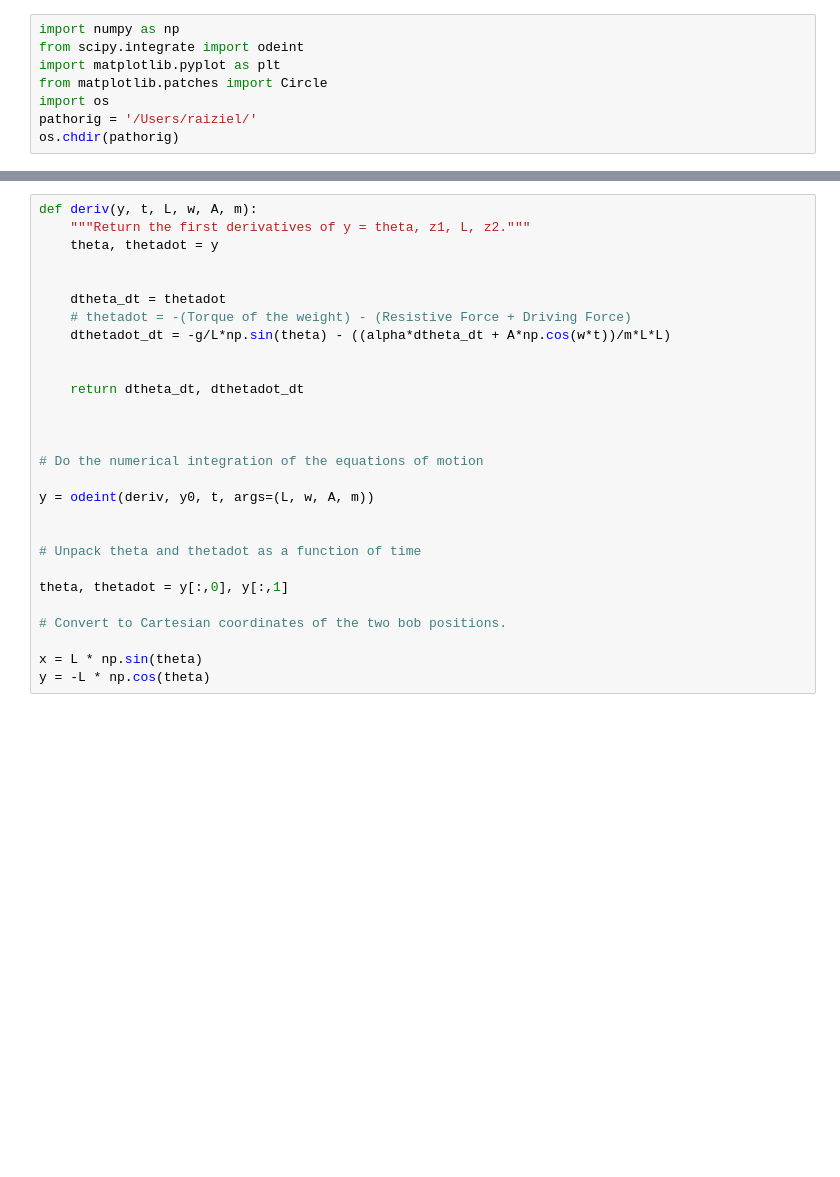
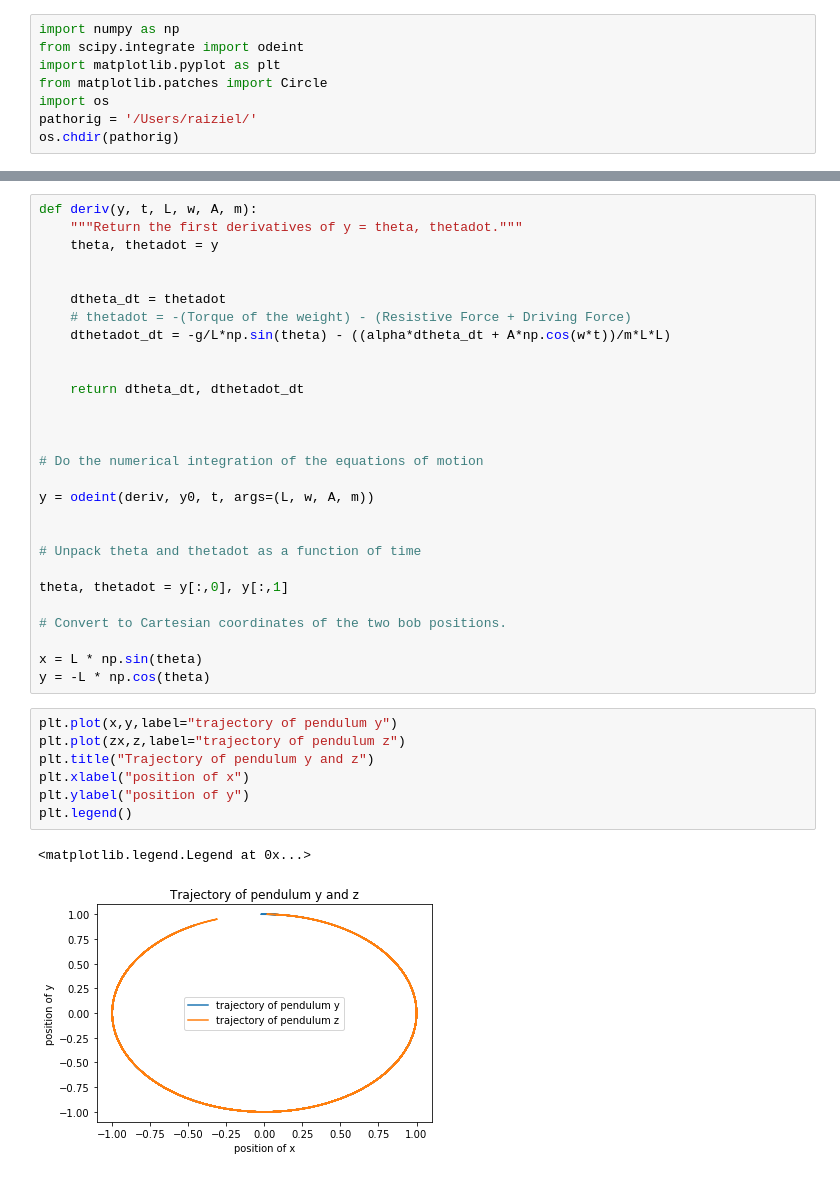
Before and after one commit to Raiziel/Experimental-Physics-Python-Projects, a Jupyter notebook: Damped Driven Pendulum.ipynb, the cells around one changed output, grey strips where cells are left out. Cells and saved outputs as stored; diff of their text form; blank space fills up the shorter version.

```diff
--- a/Damped Driven Pendulum.ipynb
+++ b/Damped Driven Pendulum.ipynb
@@ -45,7 +45,7 @@ def Initial(y,yprime):
         plt.title("Observation of Changes with Differences in Initial Conditions")
 # %%
 def deriv(y, t, L, w, A, m):
-    """Return the first derivatives of y = theta, z1, L, z2."""
+    """Return the first derivatives of y = theta, thetadot."""
     theta, thetadot = y
 
 
@@ -71,5 +71,15 @@ theta, thetadot = y[:,0], y[:,1]
 
 x = L * np.sin(theta)
 y = -L * np.cos(theta)
+# %%
+plt.plot(x,y,label="trajectory of pendulum y")
+plt.plot(zx,z,label="trajectory of pendulum z")
+plt.title("Trajectory of pendulum y and z")
+plt.xlabel("position of x")
+plt.ylabel("position of y")
+plt.legend()
+# %% [output]
+<matplotlib.legend.Legend at 0x...>
+[figure, added]
 # %%
 def zderiv(z, t, L, w, A, m):
```
Also changed, not shown: parts of 15 cells of this notebook, 2 other files.
